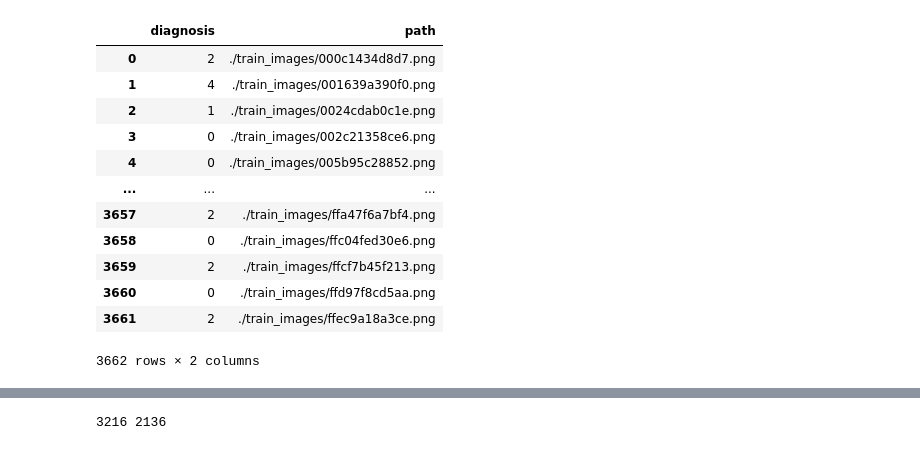
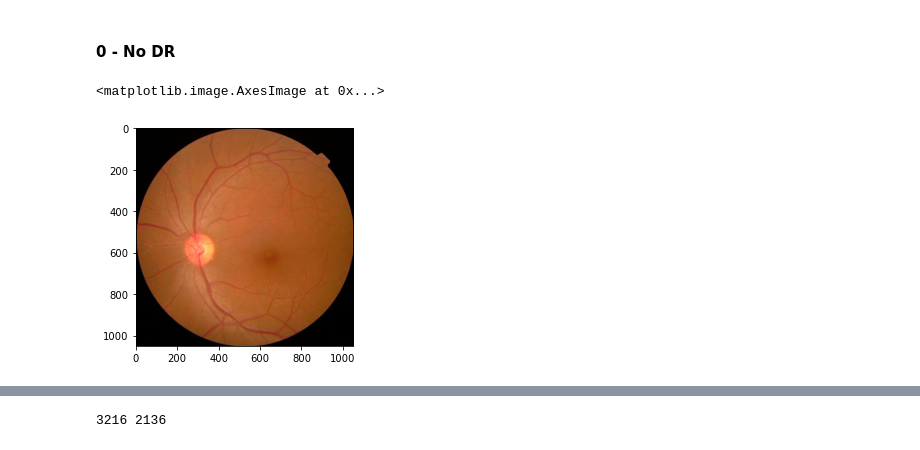
Before and after one commit to Andrea-Arguello/CNN_DR, a Jupyter notebook: Lab3.ipynb, the cells around one changed output, grey strips where cells are left out. Drawn from its saved outputs; the diff is of its cells as text; code cells hidden in the pictures.

```diff
--- a/Lab3.ipynb
+++ b/Lab3.ipynb
@@ -8,18 +50,11 @@ import numpy as np
 train_df = pd.read_csv('./csvs/train.csv')
 train_df['path'] = train_df['id_code'].map(lambda x: os.path.join('./train_images/','{}.png'.format(x)))
 train_df = train_df.drop(columns=['id_code'])
-train_df
-# %% [output]
-|  | diagnosis | path |
-| 0 | 2 | ./train_images/000c1434d8d7.png |
-| 1 | 4 | ./train_images/001639a390f0.png |
-| 2 | 1 | ./train_images/0024cdab0c1e.png |
-| 3 | 0 | ./train_images/002c21358ce6.png |
-| 4 | 0 | ./train_images/005b95c28852.png |
-| ... | ... | ... |
-| 3657 | 2 | ./train_images/ffa47f6a7bf4.png |
-| 3658 | 0 | ./train_images/ffc04fed30e6.png |
-| 3659 | 2 | ./train_images/ffcf7b45f213.png |
-| 3660 | 0 | ./train_images/ffd97f8cd5aa.png |
-| 3661 | 2 | ./train_images/ffec9a18a3ce.png |
-3662 rows × 2 columns
+# %% [markdown]
+#### 0 - No DR
+# %%
+no_dr = Image.open(train_df[train_df.diagnosis==0].iloc[0].path)
+plt.imshow(np.asarray(no_dr))
+# %% [output]
+<matplotlib.image.AxesImage at 0x...>
+[figure, added]
```
Also changed, not shown: parts of 19 cells of this notebook, 8 other files.
